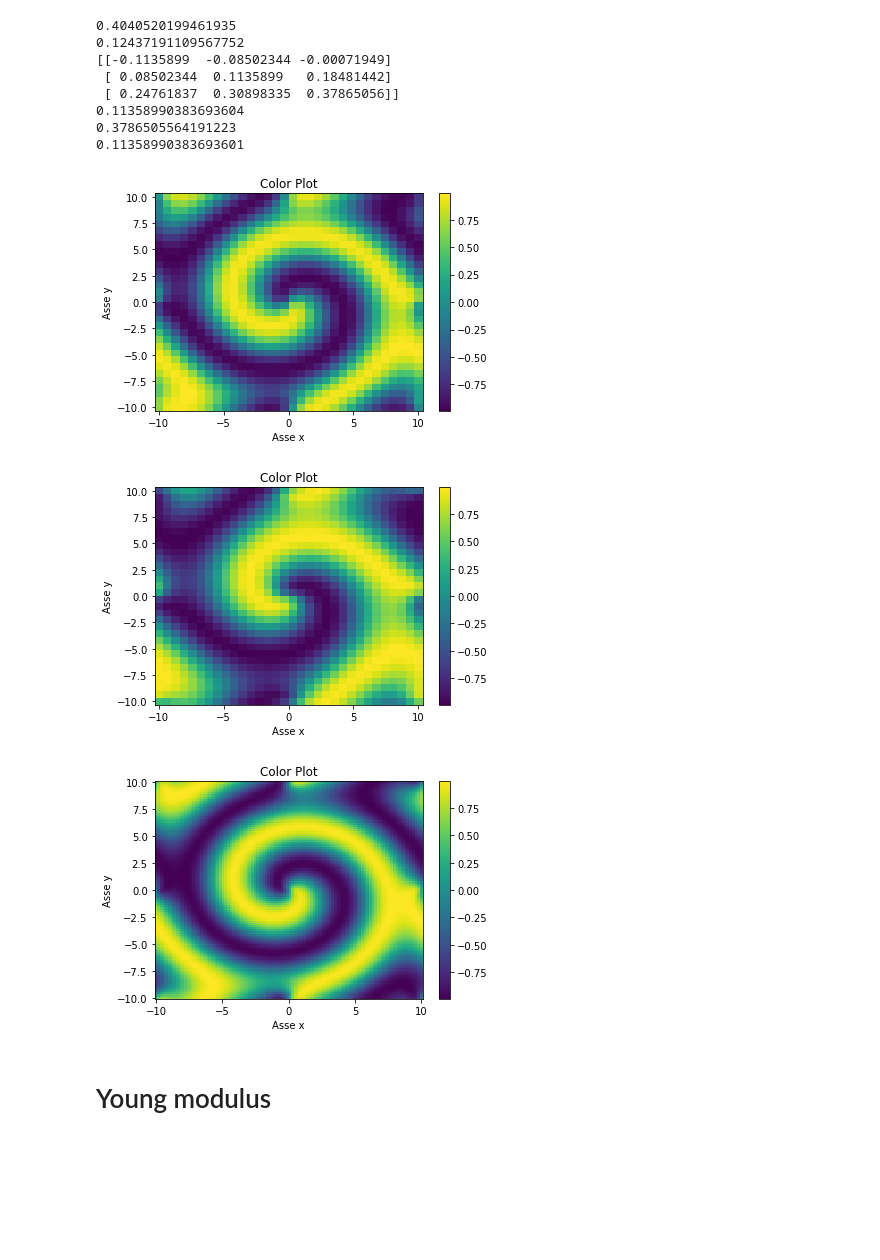
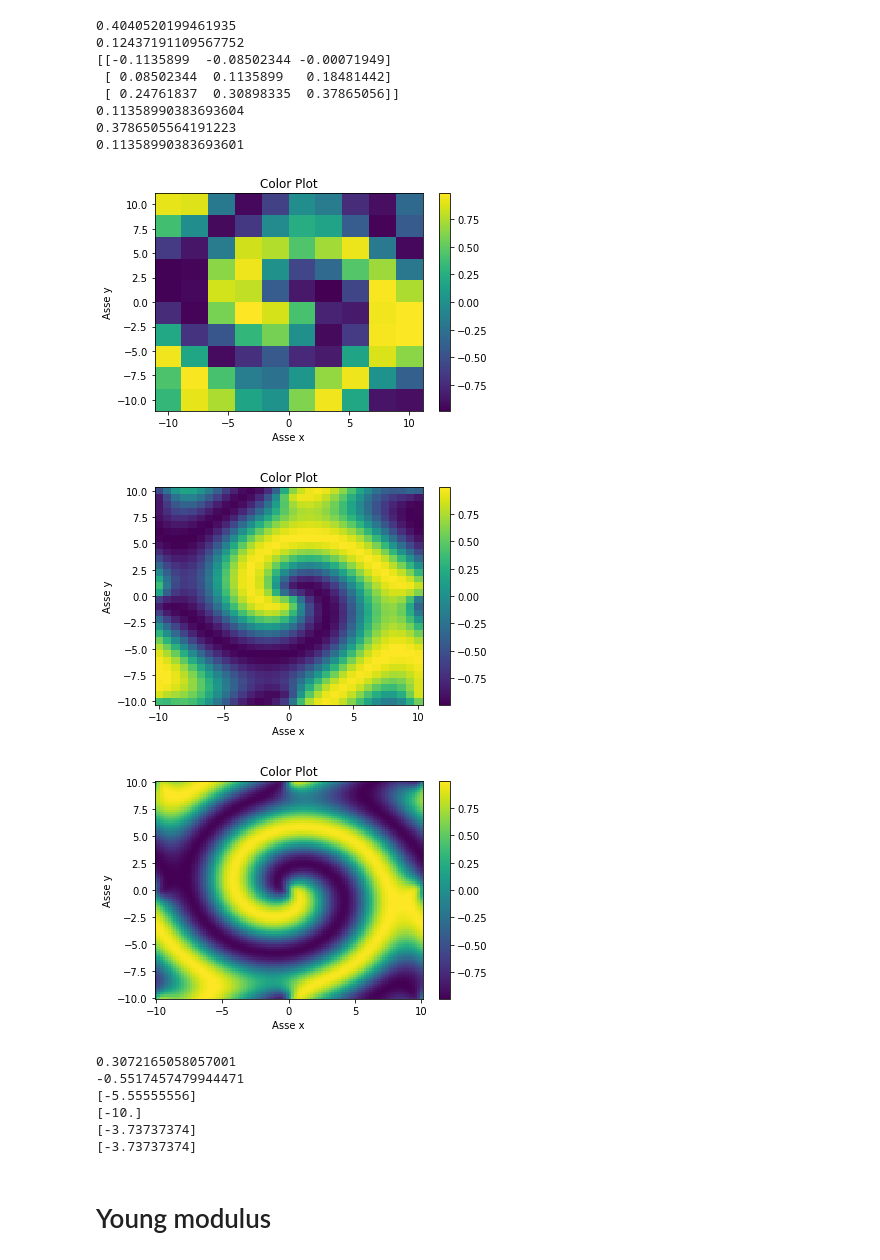
Before and after one commit to Jackmos/Multi-Fidelity-MCMC-methods, a Jupyter notebook: PACS_project2/data_analysis.ipynb, the cells around one changed output. Cells and saved outputs as stored; diff of their text form; code cells hidden in the pictures; blank space fills up the shorter version.

```diff
--- a/PACS_project2/data_analysis.ipynb
+++ b/PACS_project2/data_analysis.ipynb
@@ -118,30 +361,44 @@ print(np.abs(U_HF[0,0,int(np.shape(U_HF)[2]/2)-1,int(np.shape(U_HF)[3]/2)-1]))
 0.3786505564191223
 0.11358990383693601
 # %%
-plt.pcolormesh(x_LF[:,0], y_LF[:,0], U_LF[0,801,:,:], shading='auto')  # x, y sono gli assi e Z è la matrice dei dati
+plt.pcolormesh(x_LF2[:,0], y_LF2[:,0], U_LF2[0,-1,:,:], shading='auto')  # x, y sono gli assi e Z è la matrice dei dati
 plt.colorbar()  # Aggiunge una barra dei colori per indicare i valori corrispondenti ai colori
 plt.xlabel('Asse x')
 plt.ylabel('Asse y')
 plt.title('Color Plot')
 plt.show()
 
 plt.pcolormesh(x_LF[:,0], y_LF[:,0], U_LF[0,-1,:,:], shading='auto')  # x, y sono gli assi e Z è la matrice dei dati
 plt.colorbar()  # Aggiunge una barra dei colori per indicare i valori corrispondenti ai colori
 plt.xlabel('Asse x')
 plt.ylabel('Asse y')
 plt.title('Color Plot')
 plt.show()
 
 plt.pcolormesh(x_HF[:,0], y_HF[:,0], U_HF[0,-1,:,:], shading='auto')  # x, y sono gli assi e Z è la matrice dei dati
 plt.colorbar()  # Aggiunge una barra dei colori per indicare i valori corrispondenti ai colori
 plt.xlabel('Asse x')
 plt.ylabel('Asse y')
 plt.title('Color Plot')
 plt.show()
+
+print(U_LF2[0,-1,3,3])
+print(U_HF[0,-1,30,30])
+
+print(x_LF2[2])
+print(y_LF2[0])
+print(x_HF[31])
+print(x_HF[31])
 # %% [output]
-[figure, old version]
+[figure, new version]
 [figure]
 [figure]
+0.3072165058057001
+-0.5517457479944471
+[-5.55555556]
+[-10.]
+[-3.73737374]
+[-3.73737374]
 # %% [markdown]
 # Young modulus
 # %%
```
Also changed, not shown: parts of 12 cells of this notebook, 10 other files.
